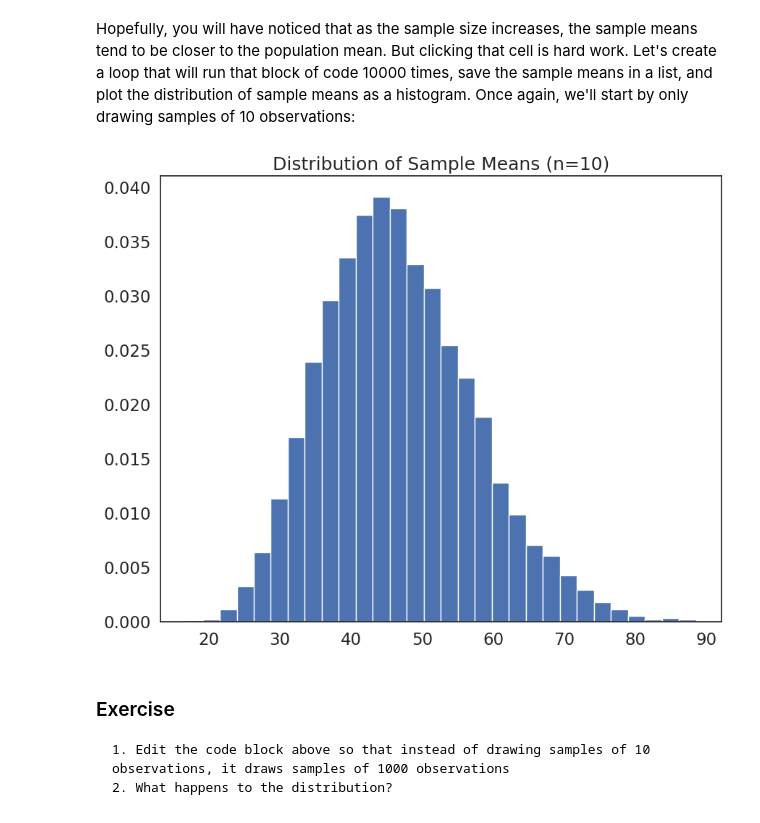
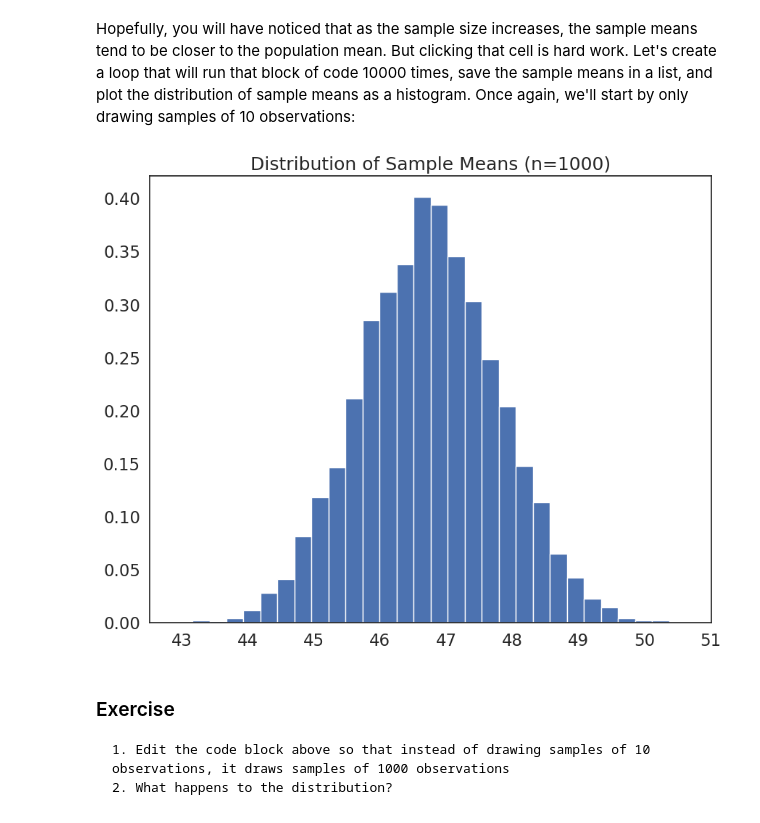
Before and after one commit to lawmianyi/QM2, a Jupyter notebook: notebooks/W05. Distributions and Basic Statistics.ipynb, the cells around one changed output. Drawn from its saved outputs; the diff is of its cells as text; code cells hidden in the pictures.

```diff
--- a/notebooks/W05. Distributions and Basic Statistics.ipynb
+++ b/notebooks/W05. Distributions and Basic Statistics.ipynb
@@ -426,19 +426,19 @@ Hopefully, you will have noticed that as the sample size increases, the sample m
 # %%
 #create an empty list to store sample means
 sample_means=[]
 
-sample_size=10
+sample_size=1000
 # loop 10,000 times.
 for i in range(0,10000):
     sample= df['income'].sample(sample_size, replace=True) # draw a sample of 10 observations from the income variable, with replacement
     sample_mean=sample.mean() # calculate the mean of the sample
     sample_means.append(sample_mean) # append the sample mean to the list of sample means
 
 plt.hist(sample_means, bins=30, edgecolor='white', density=True) # plot a histogram of the sample means
 plt.title('Distribution of Sample Means (n={})'.format(sample_size)) # add a title
 plt.show()
 # %% [output]
-[figure, old version]
+[figure, new version]
 # %% [markdown]
 ### Exercise
 
```
Also changed, not shown: parts of 3 cells of this notebook.
